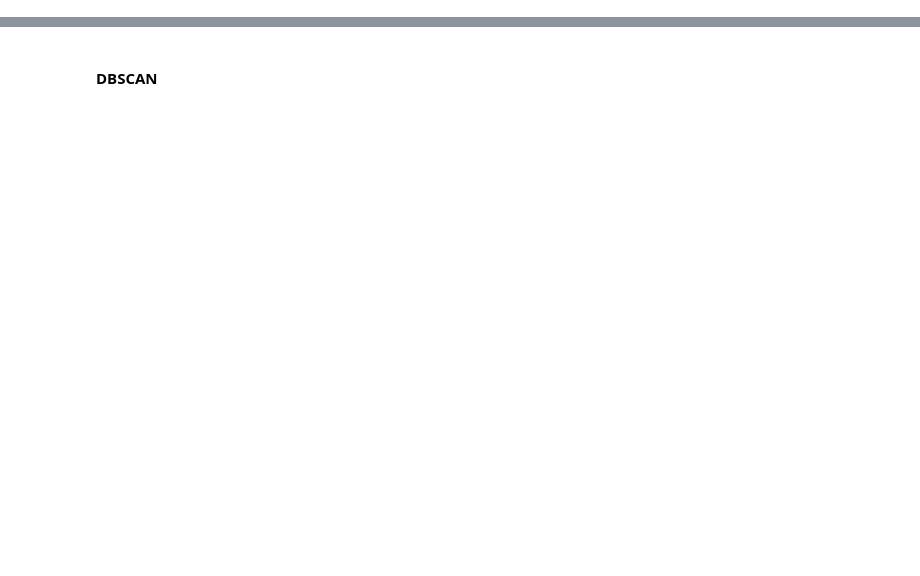
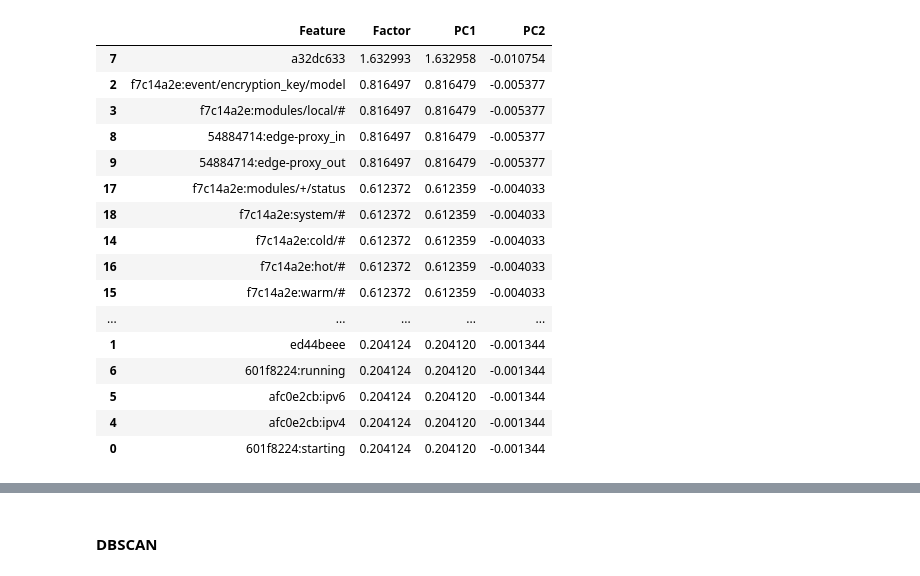
Before and after one commit to alexjavarotti/TCCPUCMinas, a Jupyter notebook: MachineLearning/PCA_DBSCAN_AnalysisCode.ipynb, the cells around one changed output, grey strips where cells are left out. Cells and saved outputs as stored; diff of their text form; code cells hidden in the pictures; blank space fills up the shorter version.

```diff
--- a/MachineLearning/PCA_DBSCAN_AnalysisCode.ipynb
+++ b/MachineLearning/PCA_DBSCAN_AnalysisCode.ipynb
@@ -792,10 +828,28 @@ factorsEdge18Broker2 = componentFactors(dfEdge18Broker2['data'], timeWindowBroke
 # %%
 dfEdge19Broker1 = [df for df in dfList if df['name'] == 'abb-edge-19-broker-1'][0]
 plotComponentBars(dfEdge19Broker1['name'], dfEdge19Broker1['data'], timeWindowBroker)
-plotScatterPlot(dfEdge19Broker1['name'], dfEdge19Broker1['data'], timeWindowBroker, 0.8, factorLabels = False)
+plotScatterPlot(dfEdge19Broker1['name'], dfEdge19Broker1['data'], timeWindowBroker, 0.8, factorVectors = False)
 plot3DScatterPlot(dfEdge19Broker1['name'], dfEdge19Broker1['data'], timeWindowBroker)
 factorsEdge19Broker1 = componentFactors(dfEdge19Broker1['data'], timeWindowBroker)
 display(factorsEdge19Broker1.sort_values(by = ['Factor'], ascending=False))
+# %% [output]
+|  | Feature | Factor | PC1 | PC2 |
+| 7 | a32dc633 | 1.632993 | 1.632958 | -0.010754 |
+| 2 | f7c14a2e:event/encryption_key/model | 0.816497 | 0.816479 | -0.005377 |
+| 3 | f7c14a2e:modules/local/# | 0.816497 | 0.816479 | -0.005377 |
+| 8 | 54884714:edge-proxy_in | 0.816497 | 0.816479 | -0.005377 |
+| 9 | 54884714:edge-proxy_out | 0.816497 | 0.816479 | -0.005377 |
+| 17 | f7c14a2e:modules/+/status | 0.612372 | 0.612359 | -0.004033 |
+| 18 | f7c14a2e:system/# | 0.612372 | 0.612359 | -0.004033 |
+| 14 | f7c14a2e:cold/# | 0.612372 | 0.612359 | -0.004033 |
+| 16 | f7c14a2e:hot/# | 0.612372 | 0.612359 | -0.004033 |
+| 15 | f7c14a2e:warm/# | 0.612372 | 0.612359 | -0.004033 |
+| ... | ... | ... | ... | ... |
+| 1 | ed44beee | 0.204124 | 0.204120 | -0.001344 |
+| 6 | 601f8224:running | 0.204124 | 0.204120 | -0.001344 |
+| 5 | afc0e2cb:ipv6 | 0.204124 | 0.204120 | -0.001344 |
+| 4 | afc0e2cb:ipv4 | 0.204124 | 0.204120 | -0.001344 |
+| 0 | 601f8224:starting | 0.204124 | 0.204120 | -0.001344 |
 # %%
 dfEdge19Broker2 = [df for df in dfList if df['name'] == 'abb-edge-19-broker-2'][0]
 plotComponentBars(dfEdge19Broker2['name'], dfEdge19Broker2['data'], timeWindowBroker)
```
Also changed, not shown: parts of 13 cells of this notebook.
